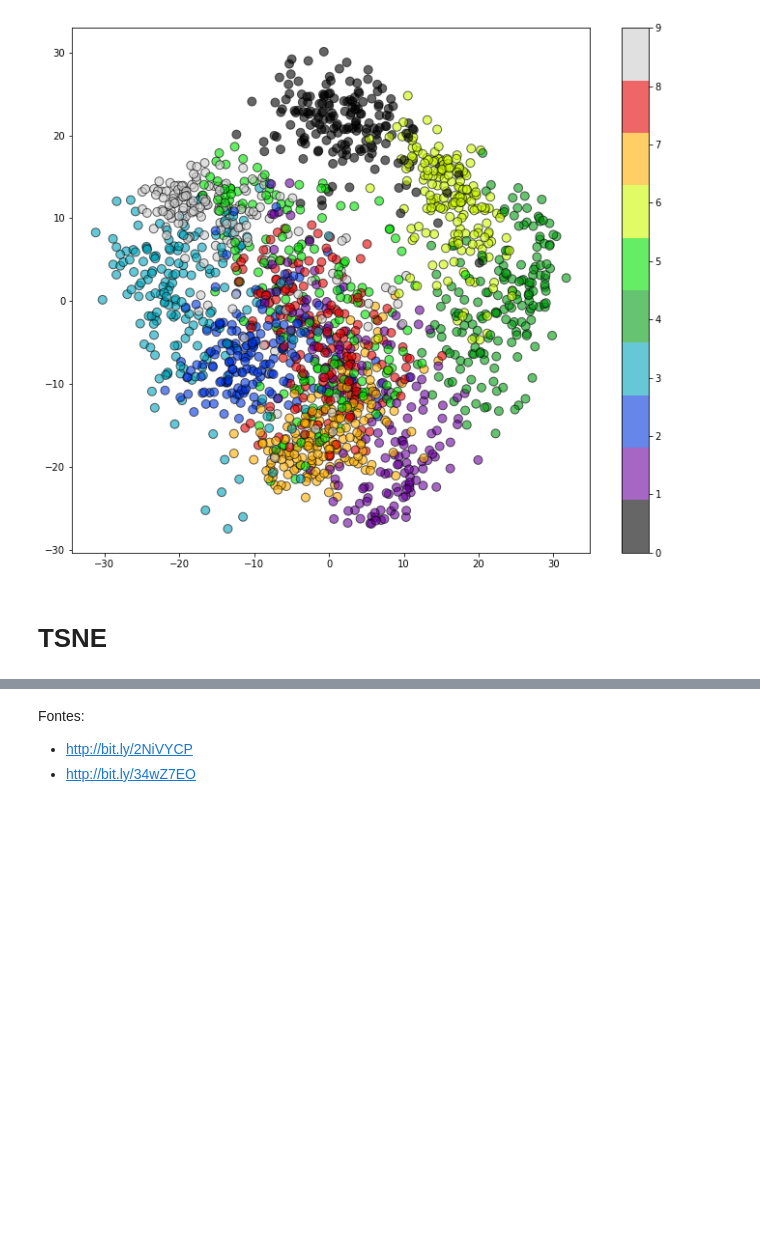
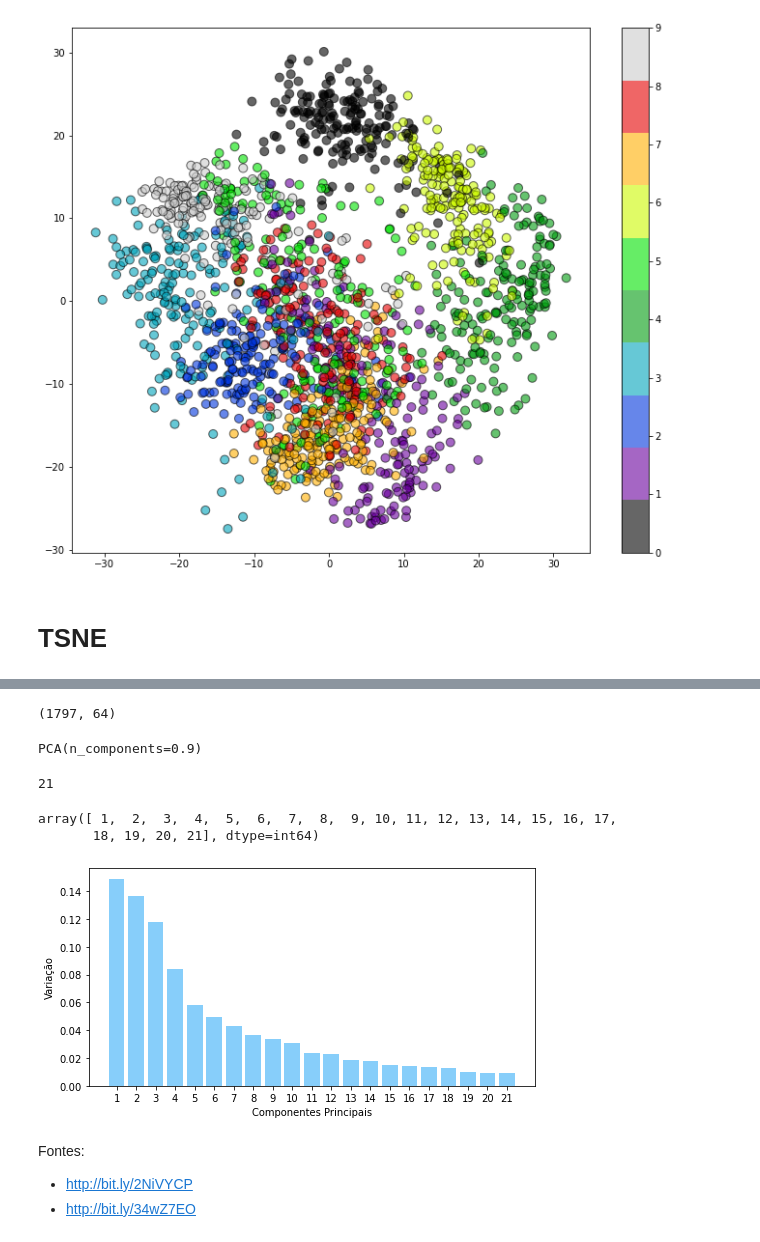
Before and after one commit to leonhardc/Data-Science-e-Machine-Learning-com-Estat-stica-e-Python, a Jupyter notebook: [13]-Reducao_de_Dimensoes-Dimensionality_Reduction/Reducao de Dimensoes - Vazio.ipynb, the cells around one changed output, grey strips where cells are left out. Saved outputs shown, nothing was run; the diff lists cells and outputs as text; code cells hidden in the pictures; blank space fills up the shorter version.

```diff
--- a/[13]-Reducao_de_Dimensoes-Dimensionality_Reduction/Reducao de Dimensoes - Vazio.ipynb
+++ b/[13]-Reducao_de_Dimensoes-Dimensionality_Reduction/Reducao de Dimensoes - Vazio.ipynb
@@ -133,3 +151,39 @@ Projetando 64 dimensões em apenas duas.
+# %%
+digitos = datasets.load_digits()
+X = digitos['data']
+y = digitos['target']
+
+X.shape
+# %% [output]
+(1797, 64)
+# %%
+# A pergunta a ser respondida é quantas features são necessárias
+# para se manter 90% da integridade dos nossos dados
+pca = PCA(0.90)
+# %%
+pca.fit(X)
+# %% [output]
+PCA(n_components=0.9)
+# %%
+pca.n_components_
+# %% [output]
+21
+# %%
+np.arange(1, pca.n_components_ + 1)
+# %% [output]
+array([ 1,  2,  3,  4,  5,  6,  7,  8,  9, 10, 11, 12, 13, 14, 15, 16, 17,
+       18, 19, 20, 21], dtype=int64)
+# %%
+plt.figure(figsize=(8,4))
+plt.bar(np.arange(1, pca.n_components_ + 1), \
+       pca.explained_variance_ratio_[:21], \
+       color="lightskyblue")
+plt.xlabel('Componentes Principais')
+plt.ylabel('Variação')
+plt.xticks(np.arange(1, pca.n_components_ + 1))
+plt.show()
+# %% [output]
+[figure, added]
 # %% [markdown]
 Fontes:
  * http://bit.ly/2NiVYCP
```
Also changed, not shown: parts of 3 cells of this notebook.
